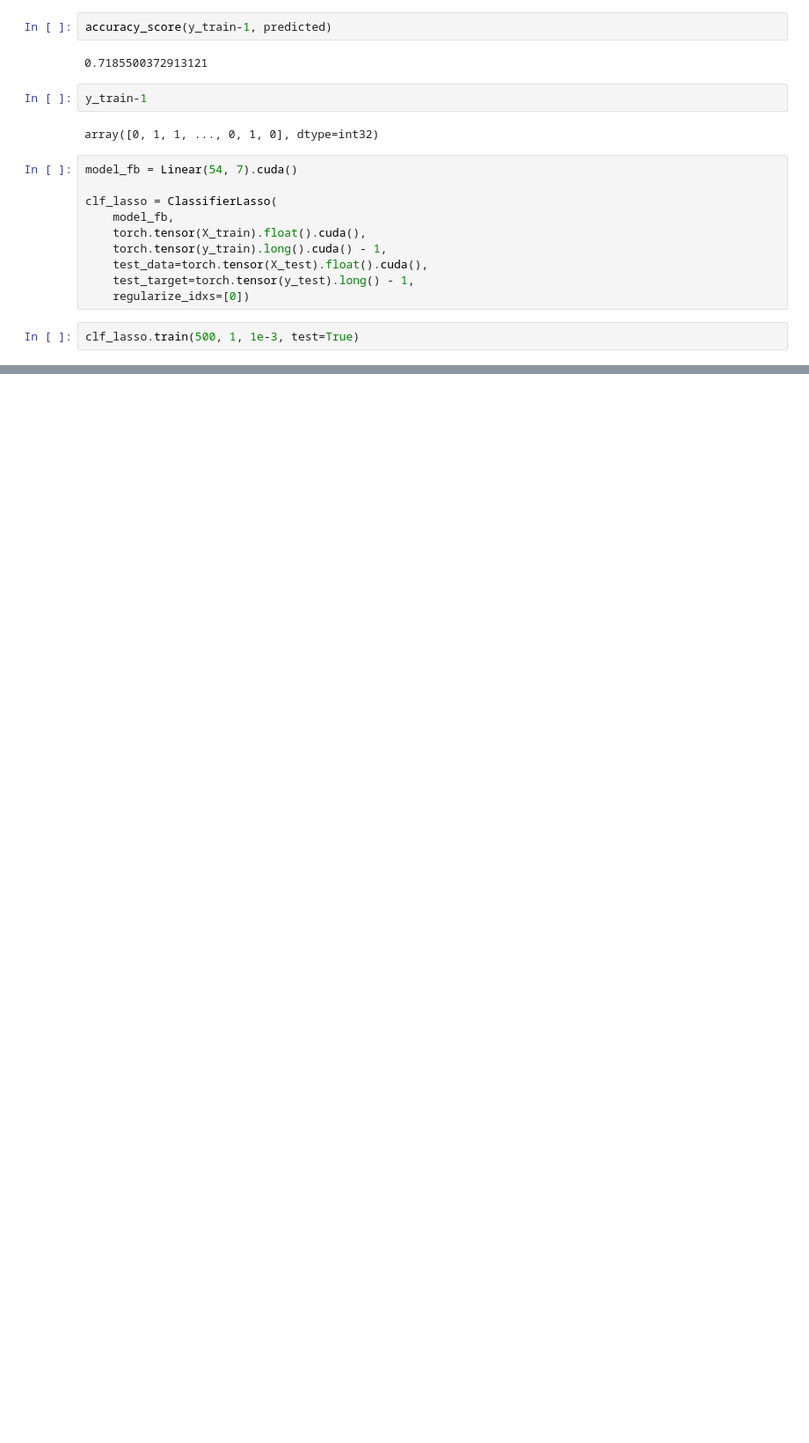
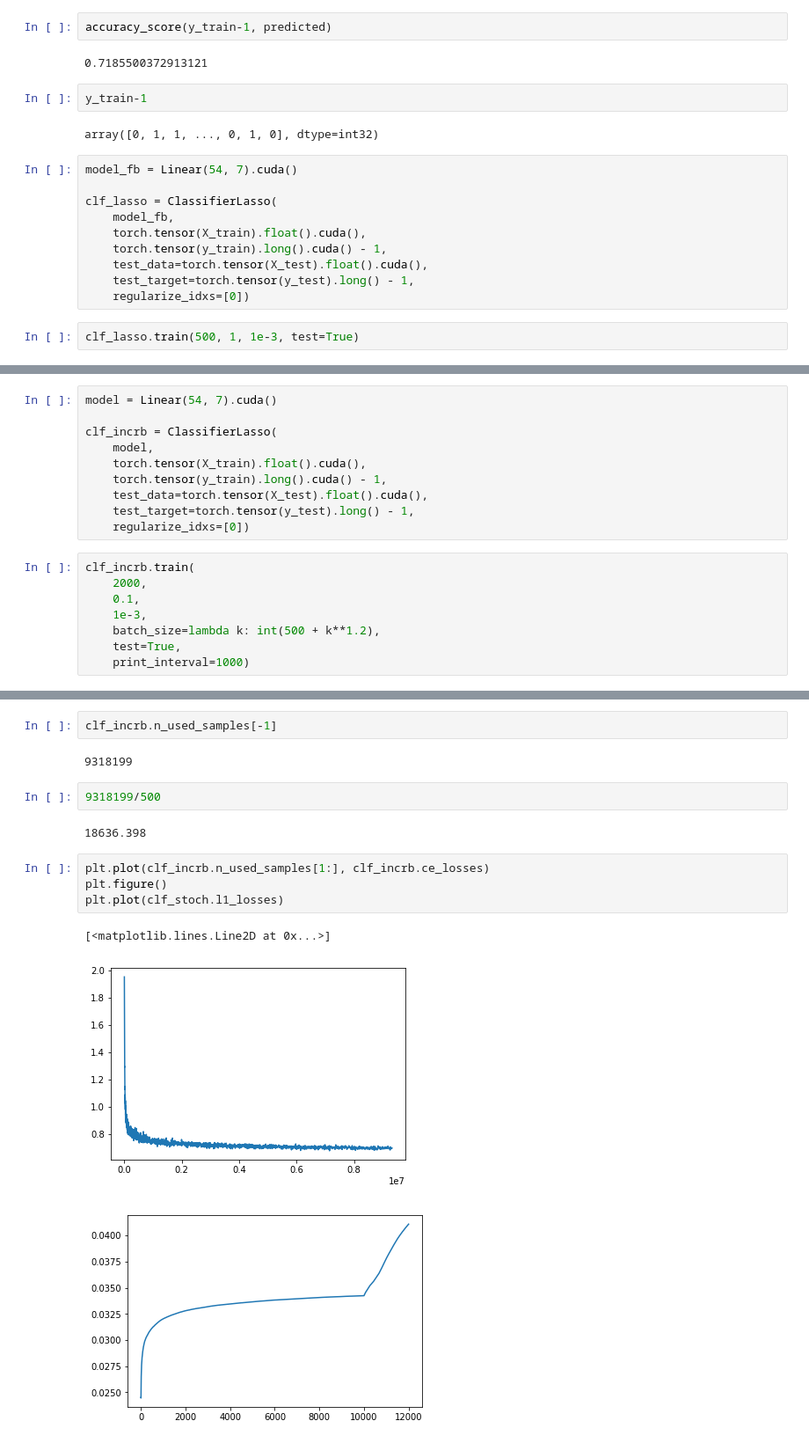
Before and after one commit to cyber-meow/FISTA, a Jupyter notebook: LASSO.ipynb, the cells around one changed output, grey strips where cells are left out. Shown: that part at 88% size. Saved outputs shown, nothing was run; the diff lists cells and outputs as text; blank space fills up the shorter version.

```diff
--- a/LASSO.ipynb
+++ b/LASSO.ipynb
@@ -243,0 +299,18 @@ plt.plot(clf_lasso_fista.ce_losses)
+# %%
+model = Linear(54, 7).cuda()
+
+clf_incrb = ClassifierLasso(
+    model,
+    torch.tensor(X_train).float().cuda(),
+    torch.tensor(y_train).long().cuda() - 1,
+    test_data=torch.tensor(X_test).float().cuda(),
+    test_target=torch.tensor(y_test).long() - 1,
+    regularize_idxs=[0])
+# %%
+clf_incrb.train(
+    2000,
+    0.1,
+    1e-3,
+    batch_size=lambda k: int(500 + k**1.2),
+    test=True,
+    print_interval=1000)
@@ -243,0 +326,16 @@ plt.plot(clf_lasso_fista.ce_losses)
+# %%
+clf_incrb.n_used_samples[-1]
+# %% [output]
+9318199
+# %%
+9318199/500
+# %% [output]
+18636.398
+# %%
+plt.plot(clf_incrb.n_used_samples[1:], clf_incrb.ce_losses)
+plt.figure()
+plt.plot(clf_stoch.l1_losses)
+# %% [output]
+[<matplotlib.lines.Line2D at 0x...>]
+[figure, added]
+[figure, added]
```
Also changed, not shown: parts of 14 cells of this notebook, 1 other file.
